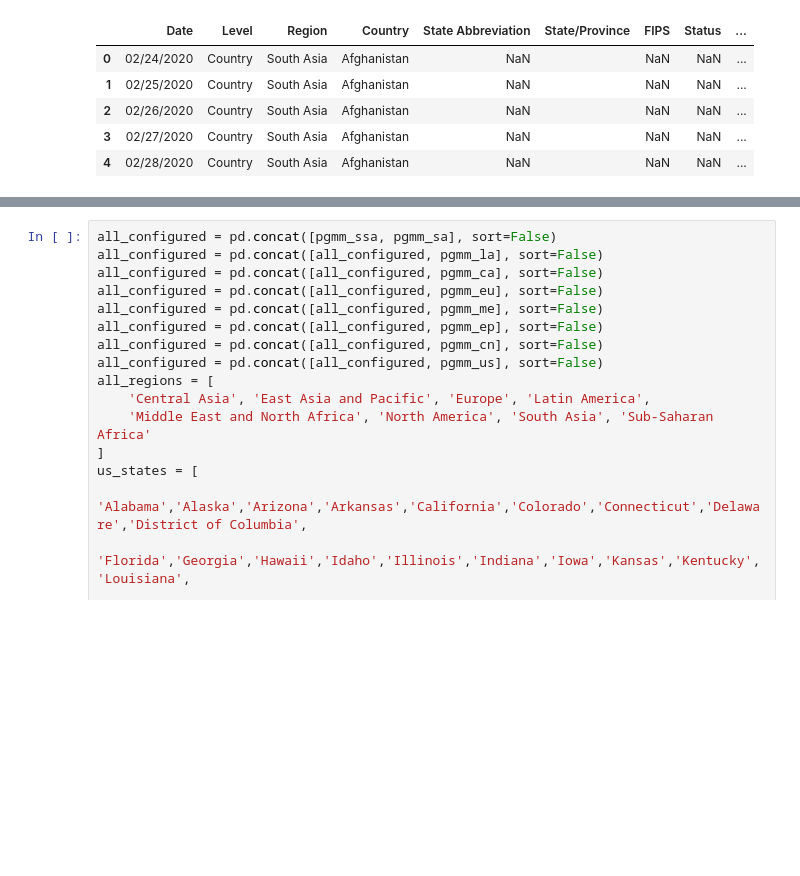
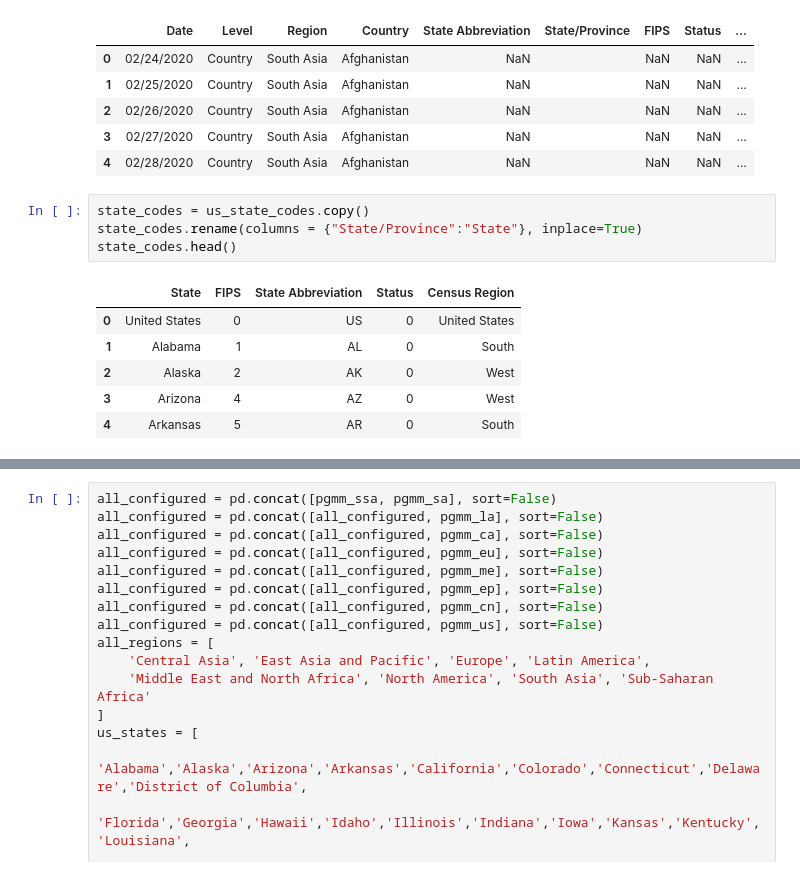
Before and after one commit to janinewhite/Global-COVID-Surveillance, a Jupyter notebook: COVID Surveillance.ipynb, the cells around one changed output, grey strips where cells are left out. Drawn from its saved outputs; the diff is of its cells as text; blank space fills up the shorter version.

```diff
--- a/COVID Surveillance.ipynb
+++ b/COVID Surveillance.ipynb
@@ -1482,4 +1466,15 @@ Index(['Date', 'Level', 'Region', 'Country', 'State Abbreviation',
 | 2 | 02/26/2020 | Country | South Asia | Afghanistan | NaN |  | NaN | NaN | ... |
 | 3 | 02/27/2020 | Country | South Asia | Afghanistan | NaN |  | NaN | NaN | ... |
 | 4 | 02/28/2020 | Country | South Asia | Afghanistan | NaN |  | NaN | NaN | ... |
+# %%
+state_codes = us_state_codes.copy()
+state_codes.rename(columns = {"State/Province":"State"}, inplace=True)
+state_codes.head()
+# %% [output]
+|  | State | FIPS | State Abbreviation | Status | Census Region |
+| 0 | United States | 0 | US | 0 | United States |
+| 1 | Alabama | 1 | AL | 0 | South |
+| 2 | Alaska | 2 | AK | 0 | West |
+| 3 | Arizona | 4 | AZ | 0 | West |
+| 4 | Arkansas | 5 | AR | 0 | South |
 # %%
```
Also changed, not shown: parts of 4 cells of this notebook, 15 other files.
